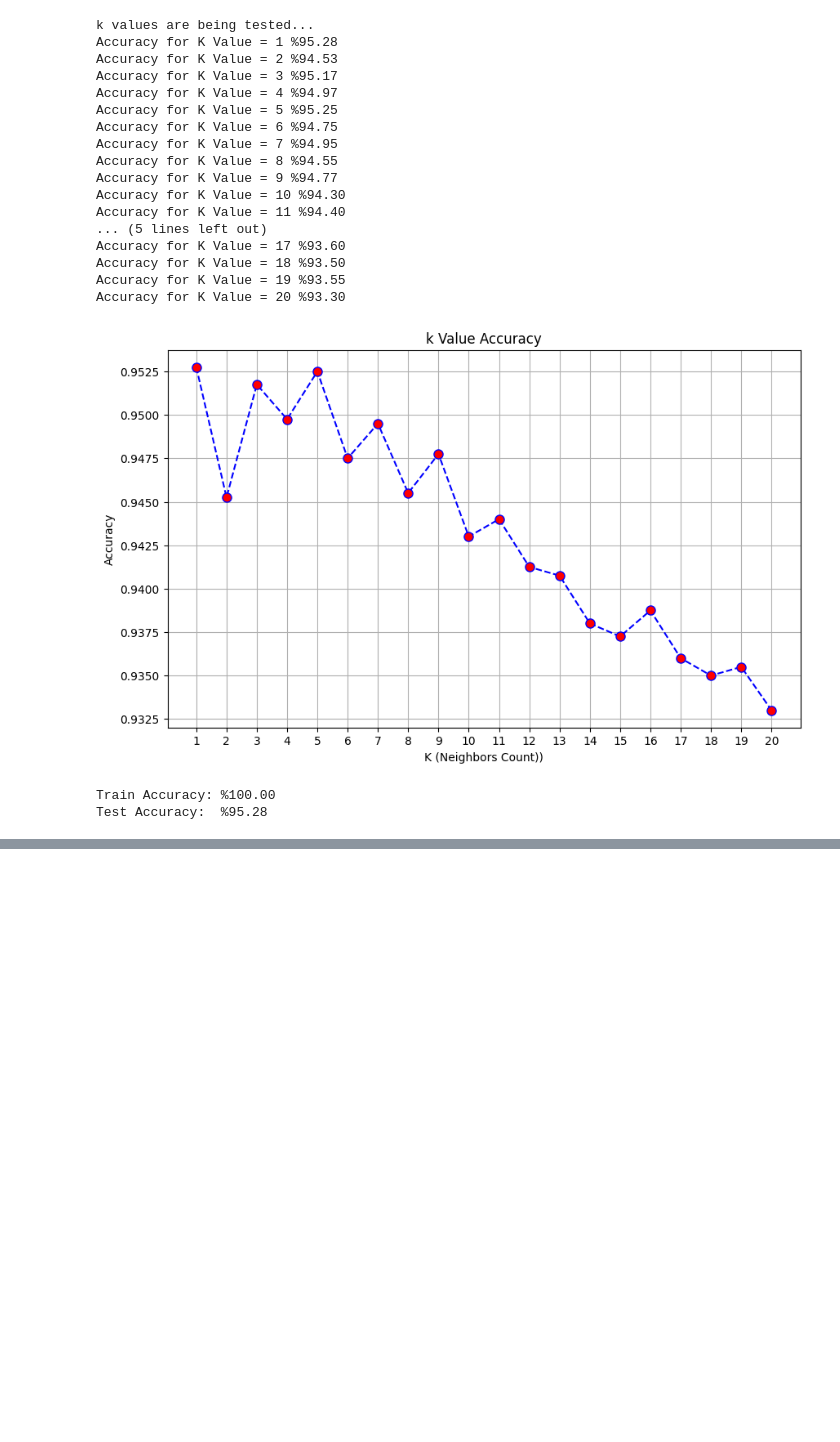
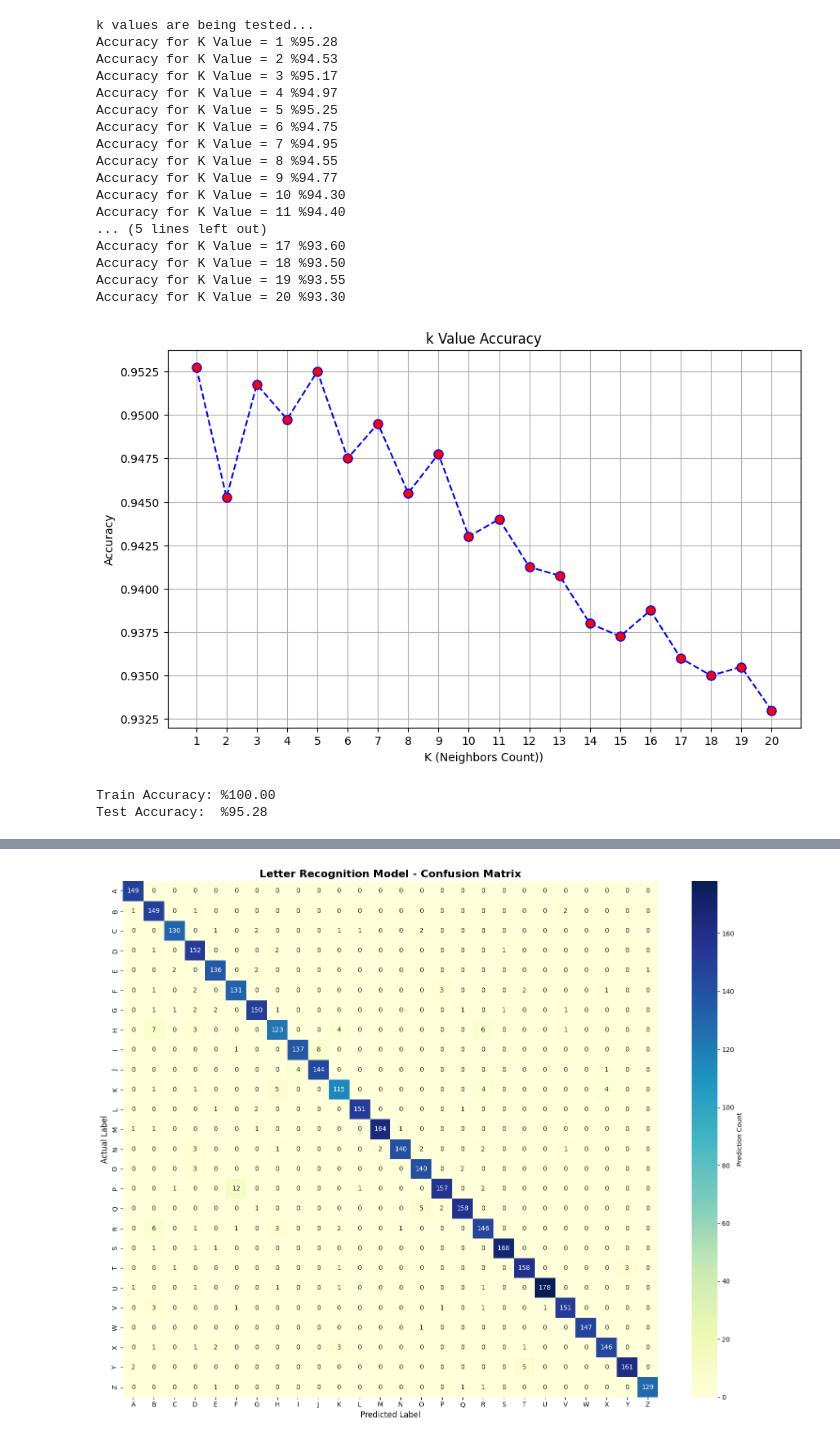
Before and after one commit to DilaraKardas/letterRecognitionDataSetAnalysis, a Jupyter notebook: letterRecognitionDataSetAnalysis.ipynb, the cells around one changed output, grey strips where cells are left out. Drawn from its saved outputs; the diff is of its cells as text; code cells hidden in the pictures; blank space fills up the shorter version.

Commit message:
add confusion matrix, f1 bar chart, and roc/auc visualization

```diff
--- a/letterRecognitionDataSetAnalysis.ipynb
+++ b/letterRecognitionDataSetAnalysis.ipynb
@@ -156,3 +158,13 @@ print(f"Test Accuracy:  %{test_acc*100:.2f}")
 # %% [output]
 Train Accuracy: %100.00
 Test Accuracy:  %95.28
+# %%
+# k=5
+final_knn = KNeighborsClassifier(n_neighbors=5)
+final_knn.fit(X_train, Y_train)
+
+Y_pred = final_knn.predict(X_test)
+print("----- RESULTS -----")
+
+letters = sorted(list(Y_train.unique()))
+print(classification_report(Y_test, Y_pred, target_names=letters))
@@ -158,0 +189,70 @@ Test Accuracy:  %95.28
+# %%
+# confusion matrix
+cm = confusion_matrix(Y_test, Y_pred)
+plt.figure(figsize=(15, 12))
+
+sns.heatmap(cm, annot=True, fmt='d', cmap='YlGnBu',
+            xticklabels=letters, yticklabels=letters,
+            cbar_kws={'label': 'Prediction Count'})
+plt.title('Letter Recognition Model - Confusion Matrix', fontsize=16, fontweight='bold')
+plt.ylabel('Actual Label', fontsize=12)
+plt.xlabel('Predicted Label', fontsize=12)
+plt.tight_layout()
+plt.show()
+
+# --- Class-Based F1-Score Bar Chart ---
+rapor_dict = classification_report(Y_test, Y_pred, target_names=letters, output_dict=True)
+f1_scores = [rapor_dict[letter]['f1-score'] for letter in letters]
+
+plt.figure(figsize=(14, 6))
+colors = sns.color_palette("RdYlGn", len(letters))
+sequential_indexes = np.argsort(f1_scores)
+bar_colors = [None] * len(letters)
+for rank, idx in enumerate(sequential_indexes):
+    bar_colors[idx] = colors[rank]
+
+bars = plt.bar(letters, f1_scores, color=bar_colors, edgecolor='black', alpha=0.8)
+plt.axhline(y=np.mean(f1_scores), color='red', linestyle='--', label=f'Avarage F1-Score: %{np.mean(f1_scores)*100:.1f}')
+
+plt.title('Label Based F1-Score Success Levels', fontsize=16, fontweight='bold')
+plt.xlabel('Letters', fontsize=12)
+plt.ylabel('F1-Score', fontsize=12)
+plt.ylim(0.80, 1.02)
+plt.grid(axis='y', linestyle='--', alpha=0.7)
+plt.legend()
+plt.tight_layout()
+plt.show()
+
+# --- ROC / AUC CURVE ---
+y_test_bin = label_binarize(Y_test, classes=letters) #binarzation
+y_score = final_knn.predict_proba(X_test)
+
+plt.figure(figsize=(12, 8))
+
+fpr = dict()
+tpr = dict()
+roc_auc = dict()
+
+selected_letters = ['A', 'B', 'H', 'K', 'W', 'Z'] # W->best H->worst prediction
+
+for i in letters:
+    idx = letters.index(i)
+    fpr[i], tpr[i], _ = roc_curve(y_test_bin[:, idx], y_score[:, idx])
+    roc_auc[i] = auc(fpr[i], tpr[i])
+
+for i in selected_letters:
+    plt.plot(fpr[i], tpr[i], label=f'Letter {i} (AUC = {roc_auc[i]:.3f})')
+
+plt.plot([0, 1], [0, 1], 'k--', linestyle=':', label='Random Prediction (AUC = 0.50)')
+
+plt.xlim([0.0, 1.0])
+plt.ylim([0.0, 1.05])
+plt.xlabel('False Positive Rate', fontsize=12)
+plt.ylabel('True Positive Rate', fontsize=12)
+plt.title('Multi-class ROC Curve', fontsize=16, fontweight='bold')
+plt.legend(loc="lower right")
+plt.grid(True)
+plt.tight_layout()
+plt.show()
+# %% [output]
+[figure, added]
```
Also changed, not shown: parts of 4 cells of this notebook.
